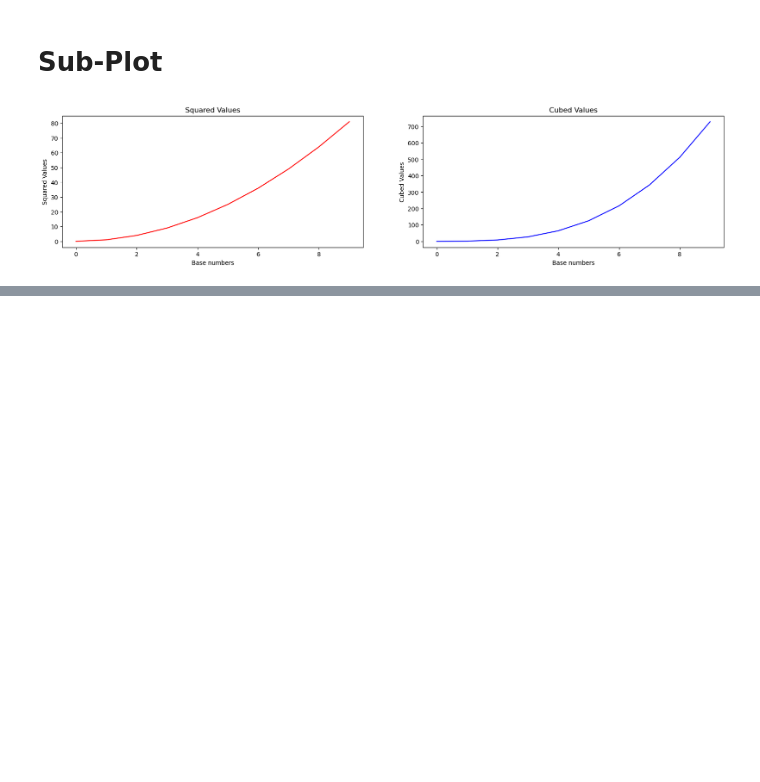
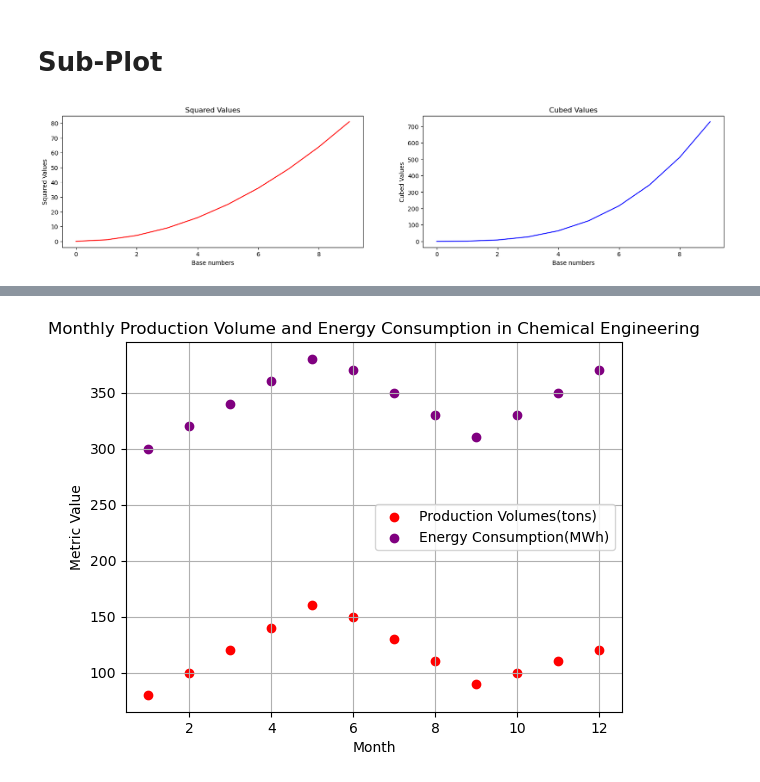
Before and after one commit to HOOSYEPING/Python-Projects-Classes, a Jupyter notebook: Week 9 Visualization.ipynb, the cells around one changed output, grey strips where cells are left out. Cells and saved outputs as stored; diff of their text form; code cells hidden in the pictures; blank space fills up the shorter version.

```diff
--- a/Week 9 Visualization.ipynb
+++ b/Week 9 Visualization.ipynb
@@ -57,0 +95,26 @@ plt.show()
+# %%
+import matplotlib.pyplot as plt
+json_data={
+"months":[1,2,3,4,5,6,7,8,9,10,11,12],
+"production_volume":[80,100,120,140,160,150,130,110,90,100,110,120],
+"energy_consumption":[300,320,340,360,380,370,350,330,310,330,350,370]
+}
+
+months=json_data["months"]
+production_volume=json_data["production_volume"]
+energy_consumption=json_data["energy_consumption"]
+
+#plot scatter data
+plt.scatter(months,production_volume,color='red',label='Production Volumes(tons)')
+plt.scatter(months,energy_consumption,color='purple',label='Energy Consumption(MWh)')
+
+plt.legend()
+
+plt.title('Monthly Production Volume and Energy Consumption in Chemical Engineering')
+plt.xlabel('Month')
+plt.ylabel('Metric Value')
+
+plt.grid(True)
+plt.show()
+# %% [output]
+[figure, added]
```
Also changed, not shown: parts of 10 cells of this notebook.
